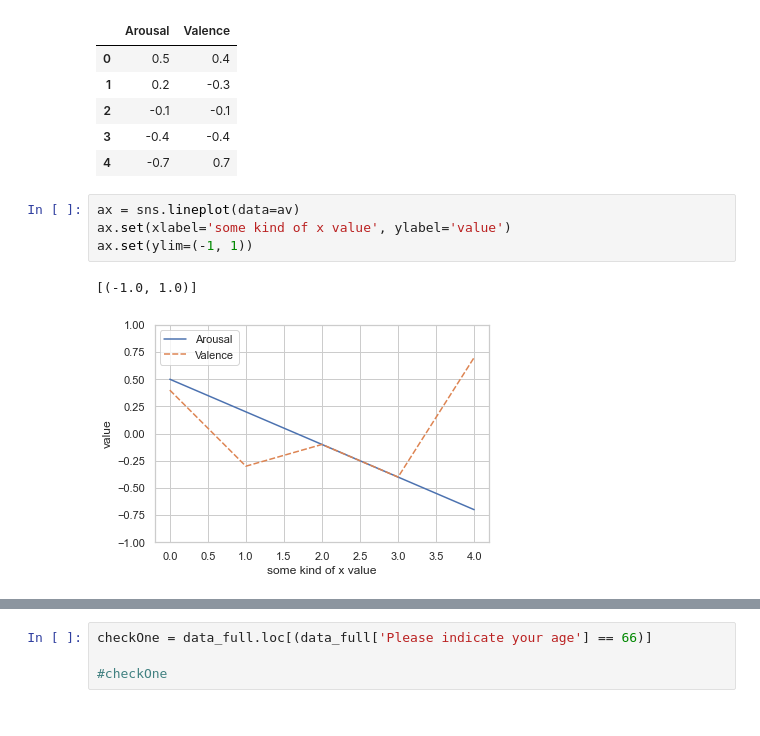
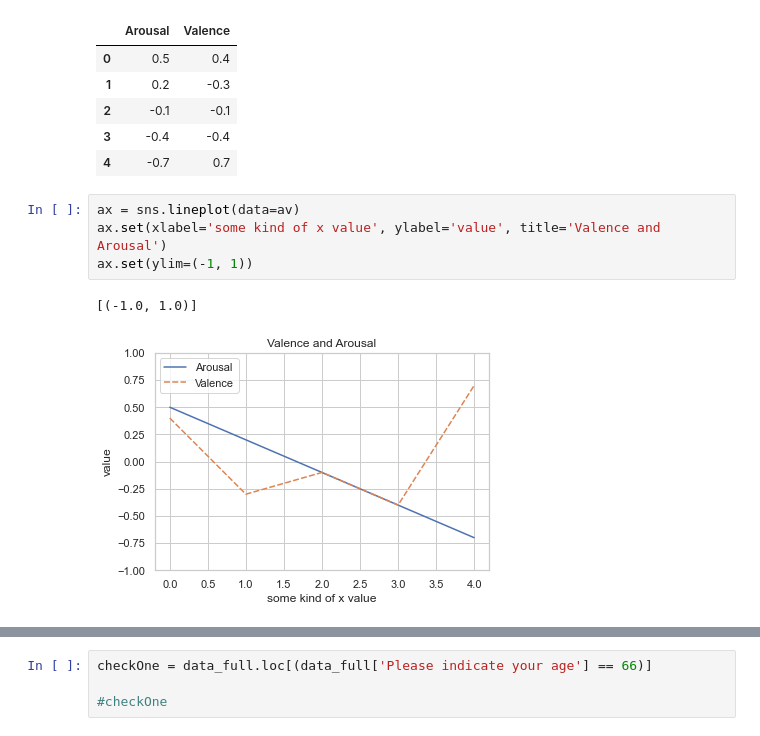
Before and after one commit to dovii/MPC-Data-Analysis, a Jupyter notebook: Analysis.ipynb, the cells around one changed output, grey strips where cells are left out. Saved outputs shown, nothing was run; the diff lists cells and outputs as text.

```diff
--- a/Analysis.ipynb
+++ b/Analysis.ipynb
@@ -47,8 +47,8 @@ av
 | 4 | -0.7 | 0.7 |
 # %%
 ax = sns.lineplot(data=av)
-ax.set(xlabel='some kind of x value', ylabel='value')
+ax.set(xlabel='some kind of x value', ylabel='value', title='Valence and Arousal')
 ax.set(ylim=(-1, 1))
 # %% [output]
 [(-1.0, 1.0)]
-[figure, old version]
+[figure, new version]
```
Also changed, not shown: parts of 6 cells of this notebook.
